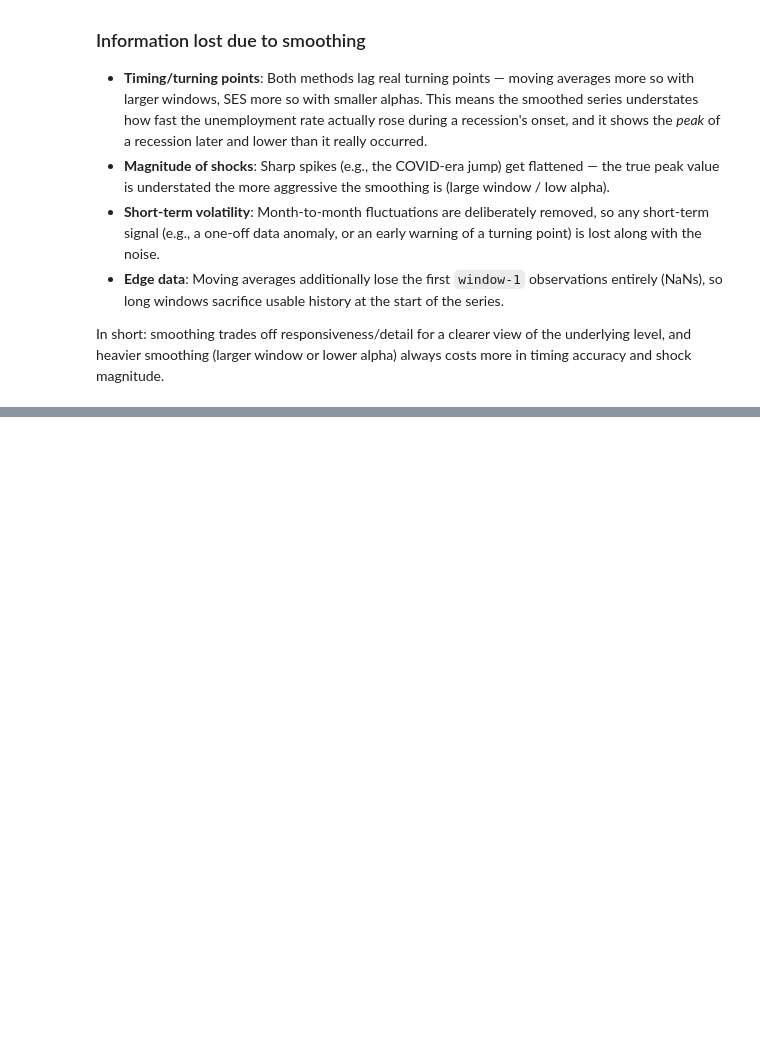
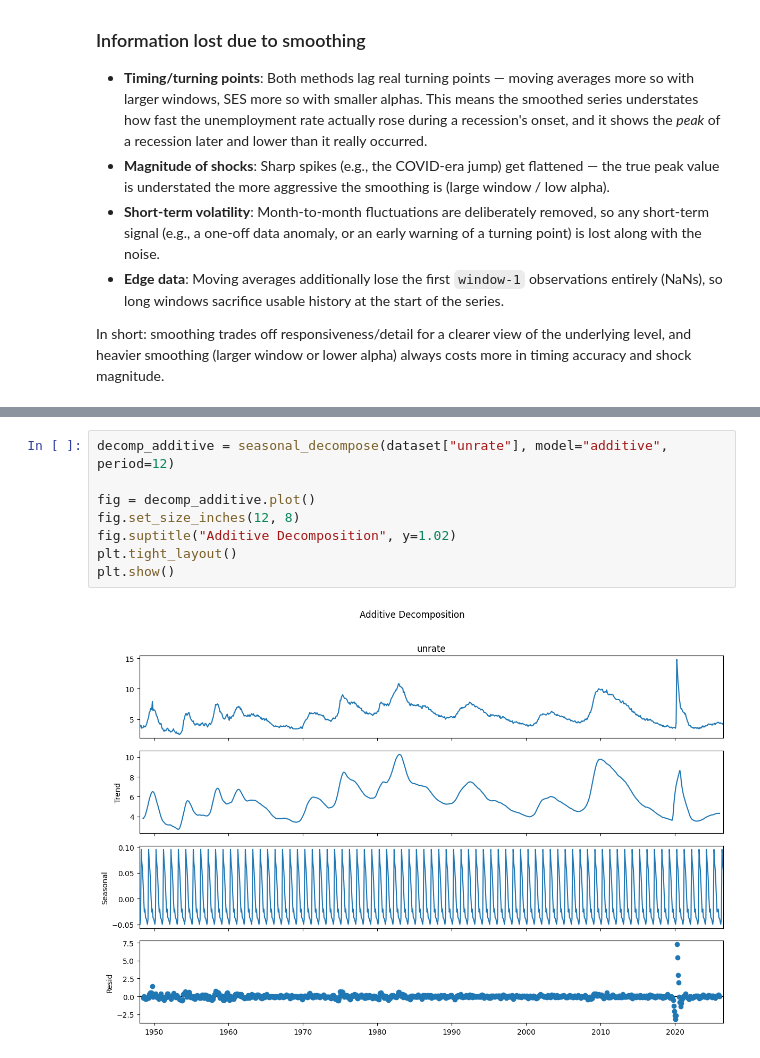
Before and after one commit to Amgad26/Time-Series, a Jupyter notebook: Code.ipynb, the cells around one changed output, grey strips where cells are left out. Cells and saved outputs as stored; diff of their text form; blank space fills up the shorter version.

```diff
--- a/Code.ipynb
+++ b/Code.ipynb
@@ -225,0 +233,10 @@ In short: smoothing trades off responsiveness/detail for a clearer view of the u
+# %%
+decomp_additive = seasonal_decompose(dataset["unrate"], model="additive", period=12)
+
+fig = decomp_additive.plot()
+fig.set_size_inches(12, 8)
+fig.suptitle("Additive Decomposition", y=1.02)
+plt.tight_layout()
+plt.show()
+# %% [output]
+[figure, added]
```
Also changed, not shown: parts of 4 cells of this notebook.
